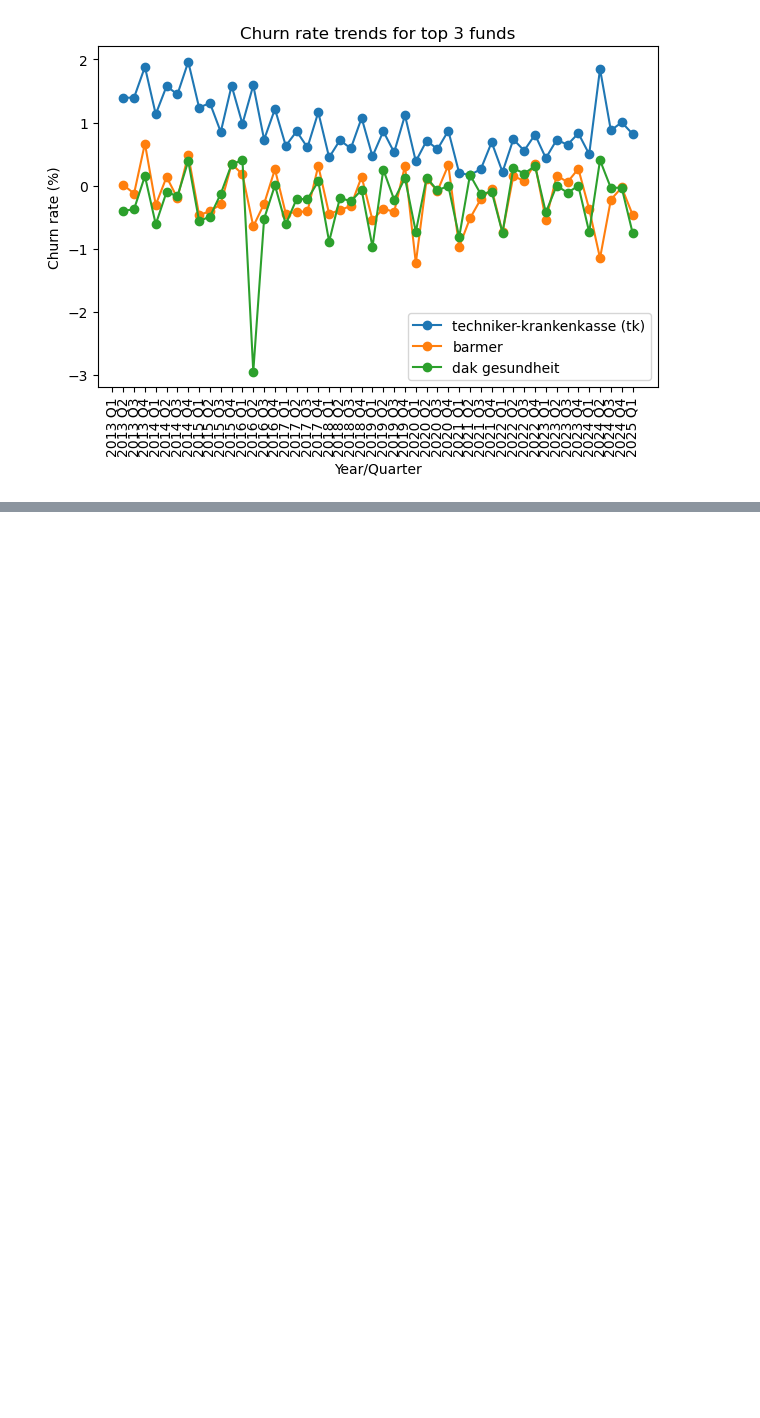
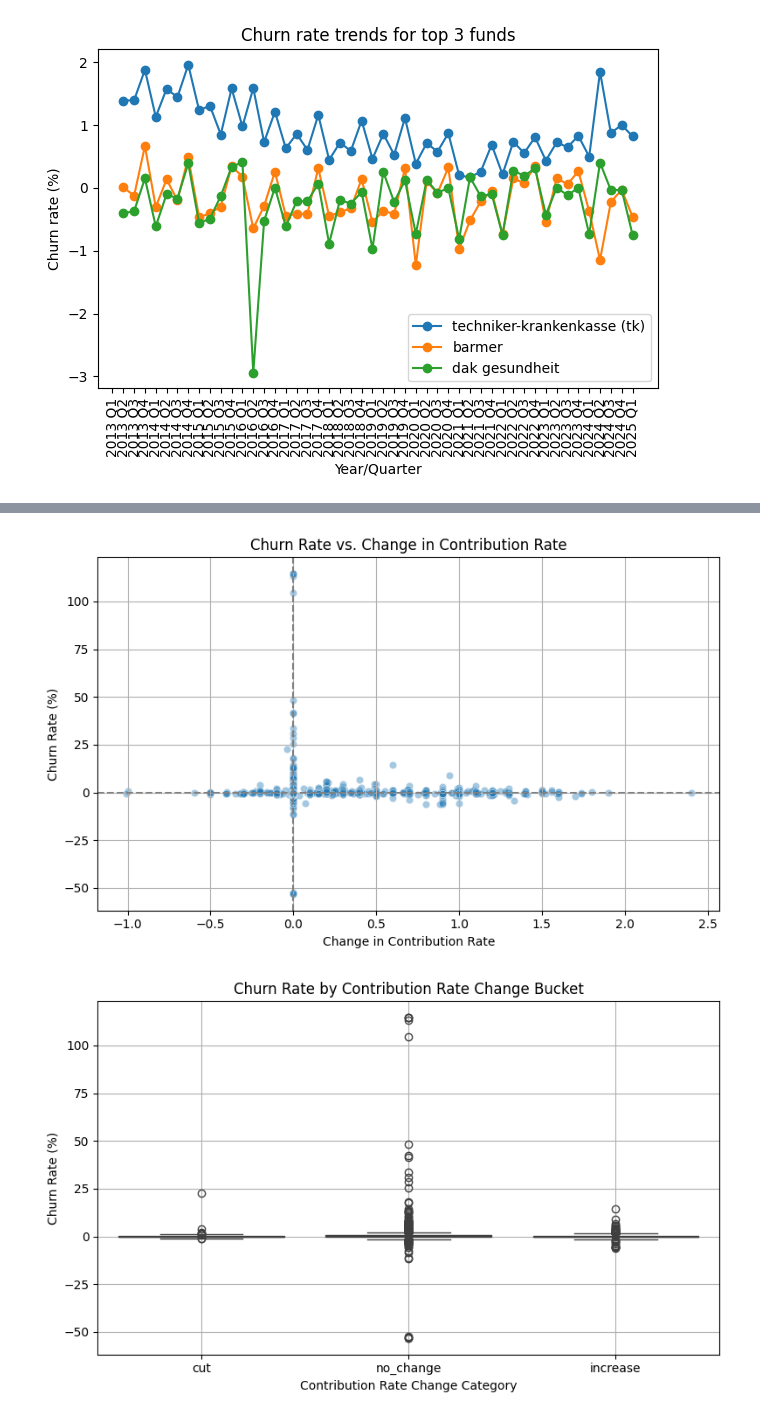
Before and after one commit to HamzaRaza786/data_science_project, a Jupyter notebook: DS.ipynb, the cells around one changed output, grey strips where cells are left out. Saved outputs shown, nothing was run; the diff lists cells and outputs as text; code cells hidden in the pictures; blank space fills up the shorter version.

```diff
--- a/DS.ipynb
+++ b/DS.ipynb
@@ -202,0 +239,32 @@ Correlation (churn rate ~ market share): -0.08907366891812207
+# %%
+import seaborn as sns
+import matplotlib.pyplot as plt
+
+# 1. Scatter plot: Churn rate vs. contribution rate change
+scatter_data = merged[(merged['churn_rel'].notnull()) & (merged['rate_change'].notnull())]
+
+plt.figure(figsize=(8, 5))
+sns.scatterplot(data=scatter_data, x='rate_change', y='churn_rel', alpha=0.4)
+plt.axhline(0, color='grey', linestyle='--')
+plt.axvline(0, color='grey', linestyle='--')
+plt.title('Churn Rate vs. Change in Contribution Rate')
+plt.xlabel('Change in Contribution Rate')
+plt.ylabel('Churn Rate (%)')
+plt.grid(True)
+plt.tight_layout()
+plt.show()
+
+# 2. Boxplot: Churn rate by rate change bucket
+box_data = merged[(merged['churn_rel'].notnull()) & (merged['rate_bucket'].notnull())]
+
+plt.figure(figsize=(8, 5))
+sns.boxplot(data=box_data, x='rate_bucket', y='churn_rel')
+plt.title('Churn Rate by Contribution Rate Change Bucket')
+plt.xlabel('Contribution Rate Change Category')
+plt.ylabel('Churn Rate (%)')
+plt.grid(True)
+plt.tight_layout()
+plt.show()
+# %% [output]
+[figure, added]
+[figure, added]
```
Also changed, not shown: parts of 4 cells of this notebook, 1 other file.
